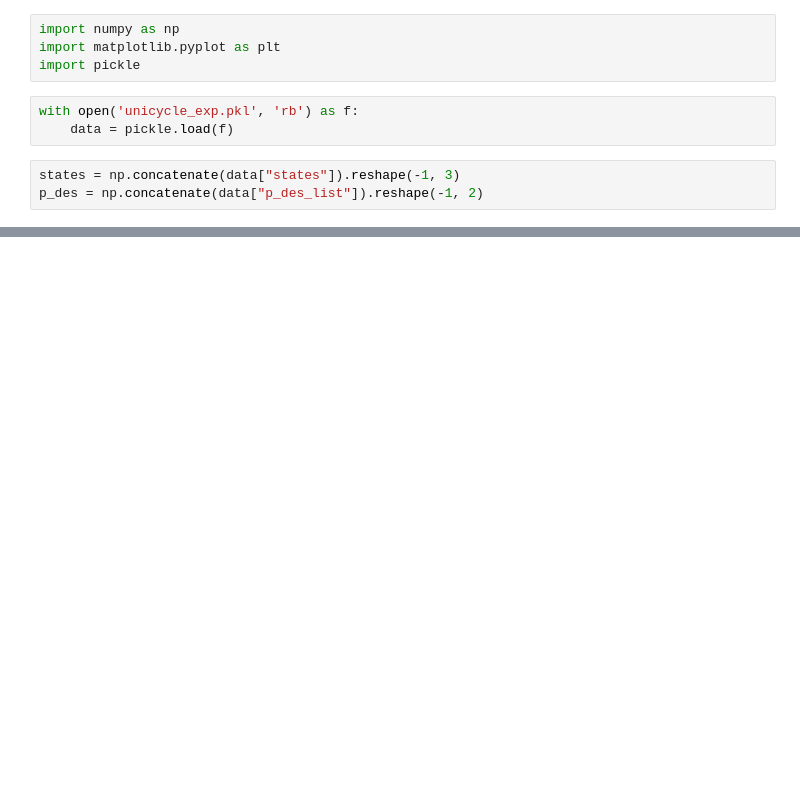
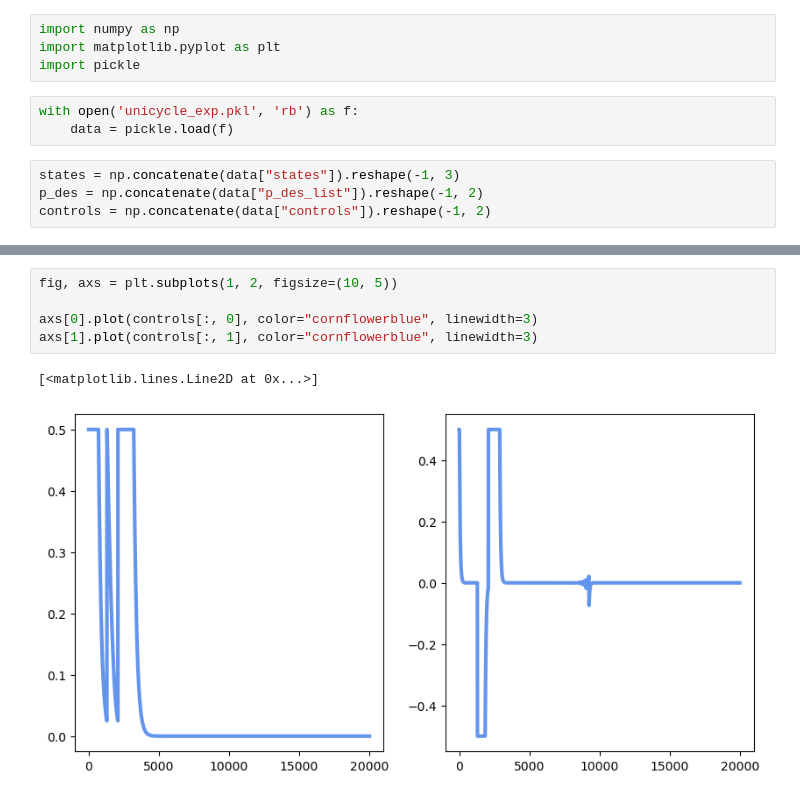
Before and after one commit to BolunDai0216/UGVControl, a Jupyter notebook: visualize.ipynb, the cells around one changed output, grey strips where cells are left out. Drawn from its saved outputs; the diff is of its cells as text; blank space fills up the shorter version.

```diff
--- a/visualize.ipynb
+++ b/visualize.ipynb
@@ -8,6 +8,7 @@ with open('unicycle_exp.pkl', 'rb') as f:
 # %%
 states = np.concatenate(data["states"]).reshape(-1, 3)
 p_des = np.concatenate(data["p_des_list"]).reshape(-1, 2)
+controls = np.concatenate(data["controls"]).reshape(-1, 2)
 # %%
 fig, ax = plt.subplots(1, 1, figsize=(5, 5))
 
@@ -19,0 +31,8 @@ plt.show()
+# %%
+fig, axs = plt.subplots(1, 2, figsize=(10, 5))
+
+axs[0].plot(controls[:, 0], color="cornflowerblue", linewidth=3)
+axs[1].plot(controls[:, 1], color="cornflowerblue", linewidth=3)
+# %% [output]
+[<matplotlib.lines.Line2D at 0x...>]
+[figure, added]
```
Also changed, not shown: parts of 2 cells of this notebook.
